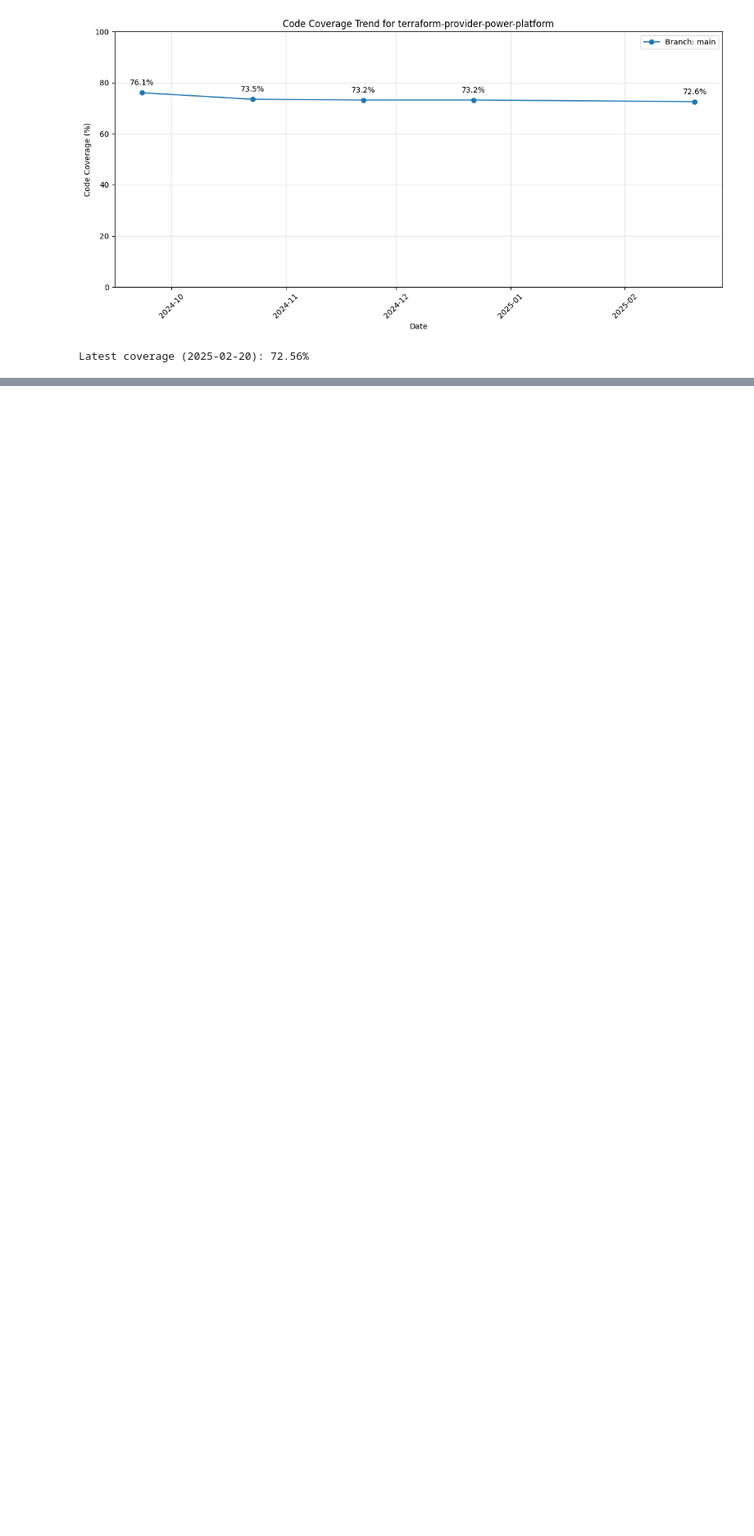
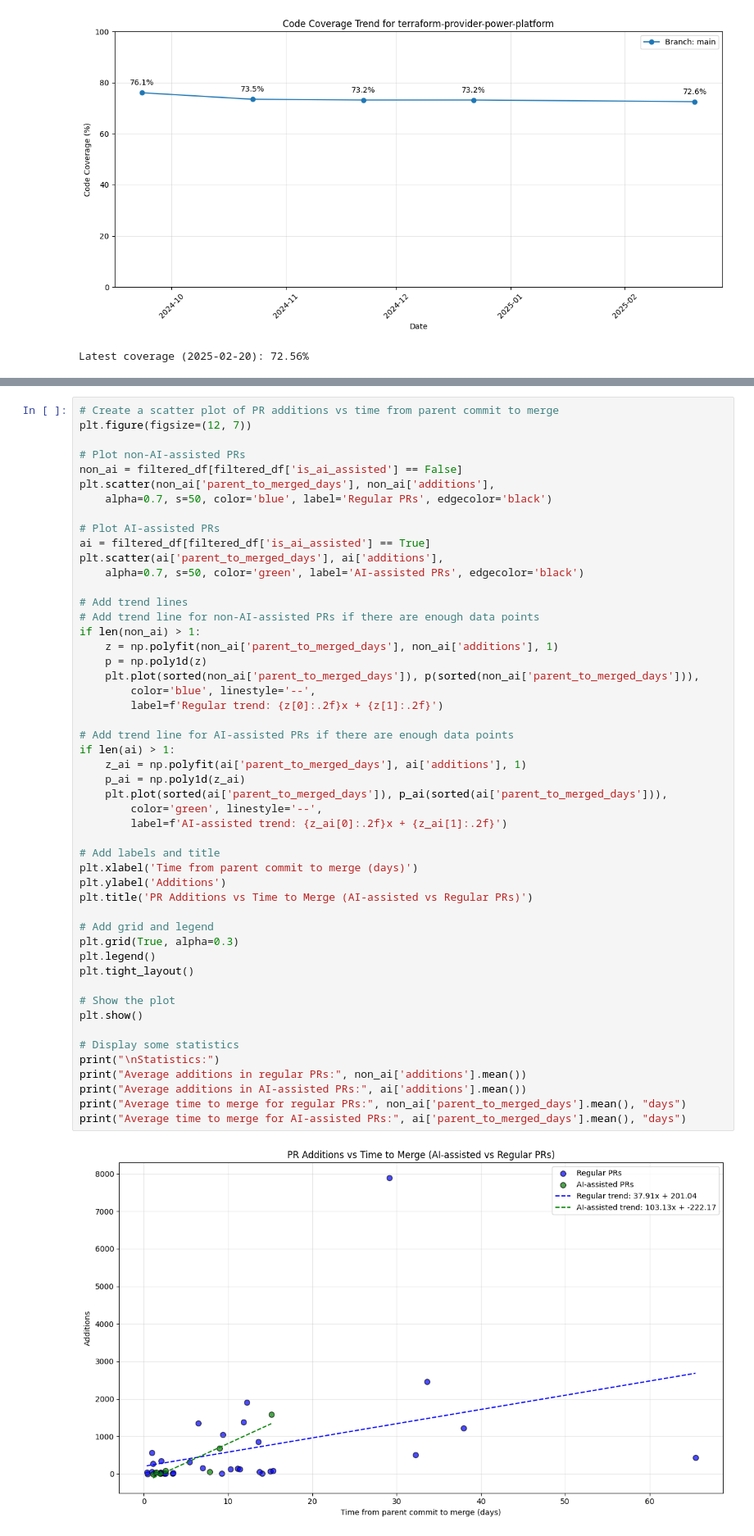
Before and after one commit to devorekristen/terraform-provider-power-platform, a Jupyter notebook: metrics/metrics.ipynb, the cells around one changed output, grey strips where cells are left out. Shown at 82% size. Cells and saved outputs as stored; diff of their text form; blank space fills up the shorter version.

```diff
--- a/metrics/metrics.ipynb
+++ b/metrics/metrics.ipynb
@@ -311,0 +808,52 @@ Latest coverage (2025-02-20): 72.56%
+# %%
+# Create a scatter plot of PR additions vs time from parent commit to merge
+plt.figure(figsize=(12, 7))
+
+# Plot non-AI-assisted PRs
+non_ai = filtered_df[filtered_df['is_ai_assisted'] == False]
+plt.scatter(non_ai['parent_to_merged_days'], non_ai['additions'],
+    alpha=0.7, s=50, color='blue', label='Regular PRs', edgecolor='black')
+
+# Plot AI-assisted PRs
+ai = filtered_df[filtered_df['is_ai_assisted'] == True]
+plt.scatter(ai['parent_to_merged_days'], ai['additions'],
+    alpha=0.7, s=50, color='green', label='AI-assisted PRs', edgecolor='black')
+
+# Add trend lines
+# Add trend line for non-AI-assisted PRs if there are enough data points
+if len(non_ai) > 1:
+    z = np.polyfit(non_ai['parent_to_merged_days'], non_ai['additions'], 1)
+    p = np.poly1d(z)
+    plt.plot(sorted(non_ai['parent_to_merged_days']), p(sorted(non_ai['parent_to_merged_days'])),
+        color='blue', linestyle='--',
+        label=f'Regular trend: {z[0]:.2f}x + {z[1]:.2f}')
+
+# Add trend line for AI-assisted PRs if there are enough data points
+if len(ai) > 1:
+    z_ai = np.polyfit(ai['parent_to_merged_days'], ai['additions'], 1)
+    p_ai = np.poly1d(z_ai)
+    plt.plot(sorted(ai['parent_to_merged_days']), p_ai(sorted(ai['parent_to_merged_days'])),
+        color='green', linestyle='--',
+        label=f'AI-assisted trend: {z_ai[0]:.2f}x + {z_ai[1]:.2f}')
+
+# Add labels and title
+plt.xlabel('Time from parent commit to merge (days)')
+plt.ylabel('Additions')
+plt.title('PR Additions vs Time to Merge (AI-assisted vs Regular PRs)')
+
+# Add grid and legend
+plt.grid(True, alpha=0.3)
+plt.legend()
+plt.tight_layout()
+
+# Show the plot
+plt.show()
+
+# Display some statistics
+print("\nStatistics:")
+print("Average additions in regular PRs:", non_ai['additions'].mean())
+print("Average additions in AI-assisted PRs:", ai['additions'].mean())
+print("Average time to merge for regular PRs:", non_ai['parent_to_merged_days'].mean(), "days")
+print("Average time to merge for AI-assisted PRs:", ai['parent_to_merged_days'].mean(), "days")
+# %% [output]
+[figure, added]
```
Also changed, not shown: parts of 6 cells of this notebook.
